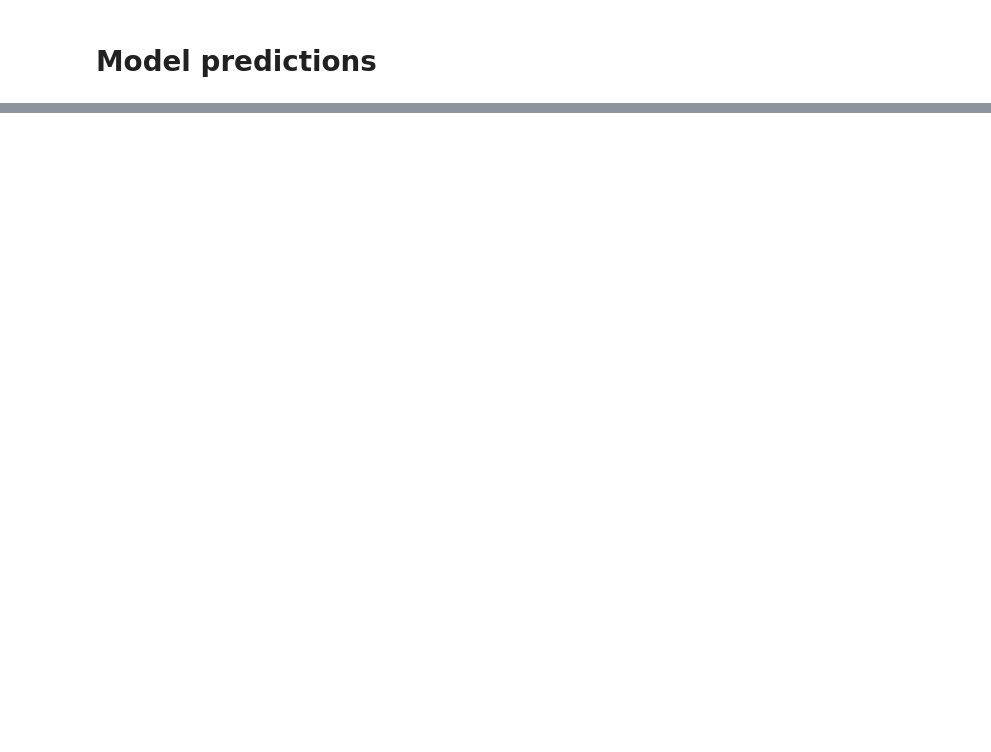
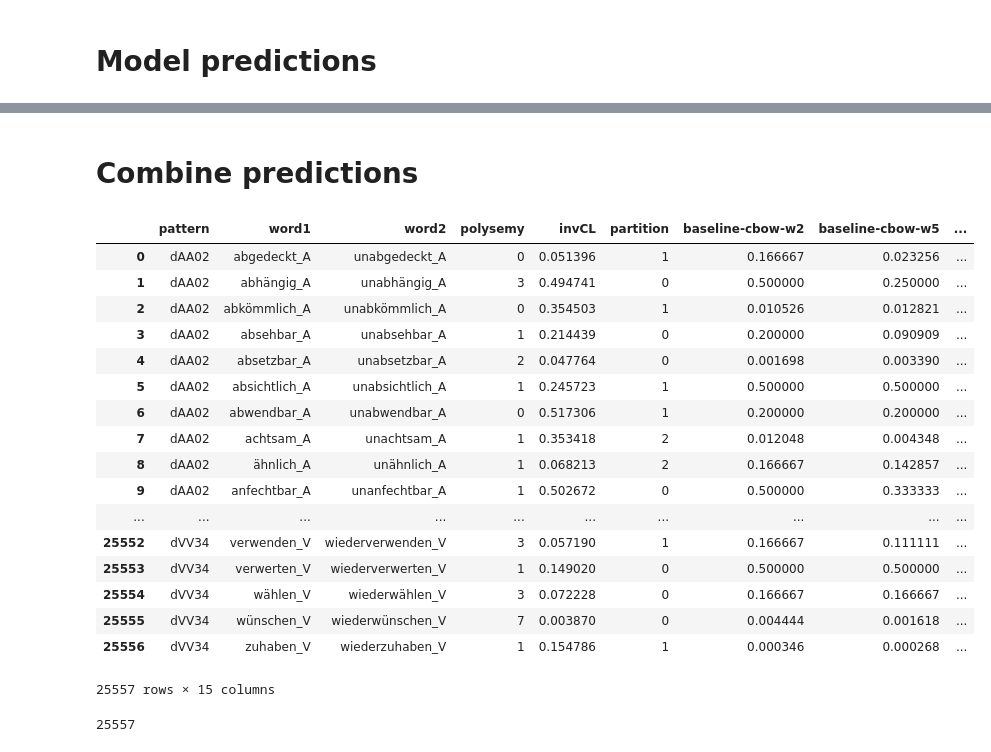
Before and after one commit to jsnajder/derivsem, a Jupyter notebook: notebooks/Ensemble.ipynb, the cells around one changed output, grey strips where cells are left out. Drawn from its saved outputs; the diff is of its cells as text; code cells hidden in the pictures; blank space fills up the shorter version.

```diff
--- a/notebooks/Ensemble.ipynb
+++ b/notebooks/Ensemble.ipynb
@@ -509,3 +234,0 @@ get_neighbors(v, space_cbow, pos='A')
-# %%
-m = AdditiveExemplarModel(space_ppmi)
-m.fit(pairs, verbose=True)
@@ -828,4 +234,0 @@ Traceback (most recent call last):
-# %%
-m = ClusterAdditiveModel(space_cbow_norm, clustering_instance='BaseWord', clustering='kmedoids', n_clusters='AIC', cluster_select='BaseClusterSim', random_state=42)
-m.fit(pairs, verbose=True)
-#score(m, pairs, verbose=False, pos='A')
@@ -907,0 +235,6 @@ d / d['All']['n_pairs']
+# %%
+model = {}
+for s in space.keys():
+    model['baseline-' + s] = BaselineModel(space[s])
+    model['add-' + s] = AdditiveModel(space[s])
+    model['lexfun-' + s] = LexfunModel(space[s], learner='Ridge')
@@ -907,0 +282,36 @@ d / d['All']['n_pairs']
+# %% [markdown]
+# Combine predictions
+# %%
+pairs_df = pd.read_csv(proj_path + "data/pairs-all.txt", sep=' ')
+df = pd.read_pickle(proj_path + "results/baseline-cbow-w2.pkl")
+df0 = pd.concat([pairs_df, df['partition']], axis=1)
+# %%
+models = ['baseline', 'add', 'lexfun']
+spaces = ['cbow-w2', 'cbow-w5', 'cbow-w10']
+dfs = [df0]
+for i, m in enumerate(models):
+    for j, s in enumerate(spaces):
+        name = '%s-%s' % (m, s)
+        df = pd.read_pickle('%s/results/%s.pkl' % (proj_path, name)).rename(columns = {'baseline-cbow-w5': name})#.set_index(pairs_df.index)
+        dfs.append(df[name])
+df = pd.concat(dfs, axis=1)
+df
+# %% [output]
+|  | pattern | word1 | word2 | polysemy | invCL | partition | baseline-cbow-w2 | baseline-cbow-w5 | ... |
+| 0 | dAA02 | abgedeckt_A | unabgedeckt_A | 0 | 0.051396 | 1 | 0.166667 | 0.023256 | ... |
+| 1 | dAA02 | abhängig_A | unabhängig_A | 3 | 0.494741 | 0 | 0.500000 | 0.250000 | ... |
+| 2 | dAA02 | abkömmlich_A | unabkömmlich_A | 0 | 0.354503 | 1 | 0.010526 | 0.012821 | ... |
+| 3 | dAA02 | absehbar_A | unabsehbar_A | 1 | 0.214439 | 0 | 0.200000 | 0.090909 | ... |
+| 4 | dAA02 | absetzbar_A | unabsetzbar_A | 2 | 0.047764 | 0 | 0.001698 | 0.003390 | ... |
+| 5 | dAA02 | absichtlich_A | unabsichtlich_A | 1 | 0.245723 | 1 | 0.500000 | 0.500000 | ... |
+| 6 | dAA02 | abwendbar_A | unabwendbar_A | 0 | 0.517306 | 1 | 0.200000 | 0.200000 | ... |
+| 7 | dAA02 | achtsam_A | unachtsam_A | 1 | 0.353418 | 2 | 0.012048 | 0.004348 | ... |
+| 8 | dAA02 | ähnlich_A | unähnlich_A | 1 | 0.068213 | 2 | 0.166667 | 0.142857 | ... |
+| 9 | dAA02 | anfechtbar_A | unanfechtbar_A | 1 | 0.502672 | 0 | 0.500000 | 0.333333 | ... |
+| ... | ... | ... | ... | ... | ... | ... | ... | ... | ... |
+| 25552 | dVV34 | verwenden_V | wiederverwenden_V | 3 | 0.057190 | 1 | 0.166667 | 0.111111 | ... |
+| 25553 | dVV34 | verwerten_V | wiederverwerten_V | 1 | 0.149020 | 0 | 0.500000 | 0.500000 | ... |
+| 25554 | dVV34 | wählen_V | wiederwählen_V | 3 | 0.072228 | 0 | 0.166667 | 0.166667 | ... |
+| 25555 | dVV34 | wünschen_V | wiederwünschen_V | 7 | 0.003870 | 0 | 0.004444 | 0.001618 | ... |
+| 25556 | dVV34 | zuhaben_V | wiederzuhaben_V | 1 | 0.154786 | 1 | 0.000346 | 0.000268 | ... |
+25557 rows × 15 columns
@@ -907,0 +322,6 @@ d / d['All']['n_pairs']
+# %%
+partitioned_pairs_df = df[['pattern', 'word1', 'word2', 'partition']]
+partitioned_pairs_df.to_csv(proj_path + 'data/partitioned-pairs.csv')
+len(partitioned_pairs_df)
+# %% [output]
+25557
```
Also changed, not shown: parts of 220 cells of this notebook.
